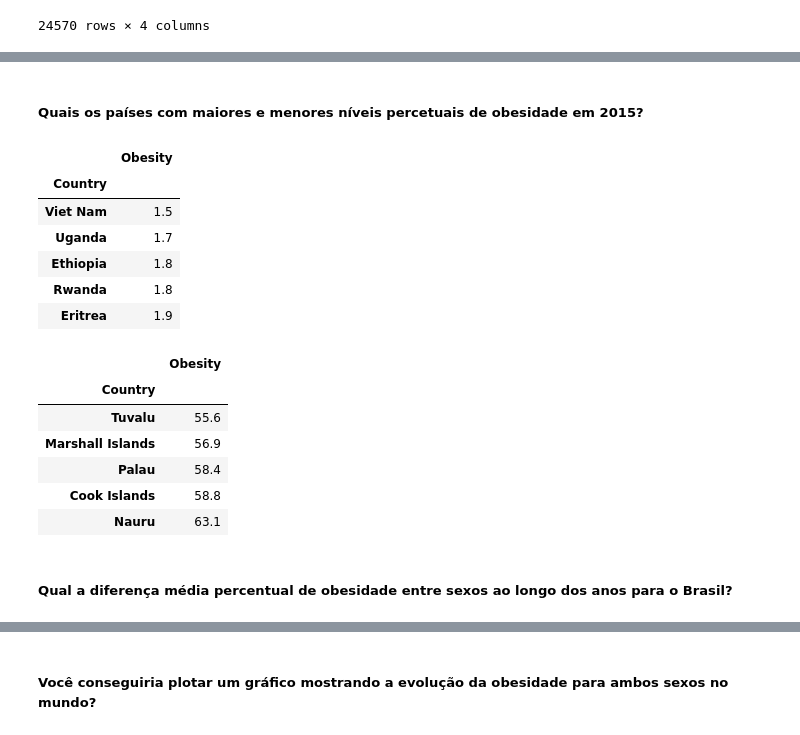
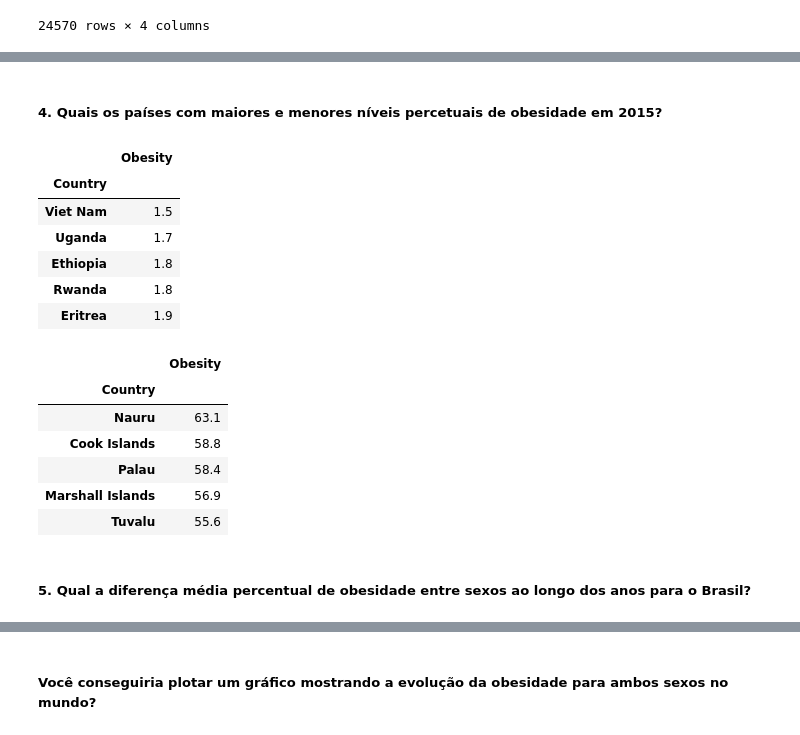
Before and after one commit to BLuiz/a-iiot_dash-course, a Jupyter notebook: Asimov/02_Analisando Dados com Pandas & SQL/Exe/05_Análise de dados de obesidade/analise_obesidade_&_pib_per_capita.ipynb, the cells around one changed output, grey strips where cells are left out. Cells and saved outputs as stored; diff of their text form; code cells hidden in the pictures.

```diff
--- a/Asimov/02_Analisando Dados com Pandas & SQL/Exe/05_Análise de dados de obesidade/analise_obesidade_&_pib_per_capita.ipynb
+++ b/Asimov/02_Analisando Dados com Pandas & SQL/Exe/05_Análise de dados de obesidade/analise_obesidade_&_pib_per_capita.ipynb
@@ -11,12 +11,11 @@ Tais conjuntos de dados são públicos foram publicados no Kaggle. Mais instruç
 # %%
 from IPython.display import display
 import pandas as pd
-import numpy as np
-import sqlite3 as sql
+import matplotlib as mp
 
 aux = pd.DataFrame()
 
-def get_compact_df(path, dropcols=[], clearna=['any', 'all']):
+def get_compact_df(path, dropcols=[], clearna=['any', 'all'], decimal='.'):
     """ Função para importar um DataFrame de um arquivo csv, permite tratamento das DFs
     :param path:        Caminho do qual se deve importar
     :param dropcols:    Lista de colunas a remover, caso não sejam úteis
@@ -26,7 +25,7 @@ def get_compact_df(path, dropcols=[], clearna=['any', 'all']):
 
     try:
         """ ## Importando .csv """
-        df = pd.read_csv(path, index_col=0)
+        df = pd.read_csv(path, index_col=0, decimal=decimal)
         """ ## Excluindo colunas indesejadas """
         df.drop(dropcols, axis=1, inplace=True)
         """ ##  Limpando linhas/colunas com dados inexistentes """
@@ -67,5 +66,9 @@ obesity_df['Obesity'] = obesity_df['Obesity (%)'].apply(lambda x: x.split()[0])
 obesity_df['Obesity'] = pd.to_numeric(obesity_df['Obesity'], errors='coerce')
 obesity_df.dropna(how='any', inplace=True)
 
+""" ## Transformando em DF temporal """
+if 'Year' in obesity_df.columns:
+    obesity_df = obesity_df.set_index('Year')
+
 display(obesity_df)
 # %% [output]
@@ -87,5 +91,7 @@ display(obesity_df)
 # %%
-obesity_2015_df = obesity_df[obesity_df['Year'] == 2015]
-# display(obesity_2015_df)
-obesity_2015_df['Obesity'].mean()
+obesity_df_2015 = obesity_df[obesity_df.index == 2015]
+
+aux = obesity_df_2015.groupby('Sex')[['Obesity']].mean()
+
+display(aux)
 # %% [output]
@@ -123,26 +132,26 @@ See the caveats in the documentation: https://pandas.pydata.org/pandas-docs/stab
 # %% [markdown]
-##### Quais os países com maiores e menores níveis percetuais de obesidade em 2015?
+##### 4. Quais os países com maiores e menores níveis percetuais de obesidade em 2015?
 # %%
-min_obe_rate = obesity_2015_df.groupby('Country')[['Obesity']].min().sort_values('Obesity')
-max_obe_rate = obesity_2015_df.groupby('Country')[['Obesity']].max().sort_values('Obesity')
+min_obe_rate = obesity_df_2015.groupby('Country')[['Obesity']].min().sort_values('Obesity')
+max_obe_rate = obesity_df_2015.groupby('Country')[['Obesity']].max().sort_values('Obesity', ascending=False)
 
 display(min_obe_rate.head())
-display(max_obe_rate.tail())
+display(max_obe_rate.head())
 # %% [output]
 |  | Obesity |
 | Country |  |
 | Viet Nam | 1.5 |
 | Uganda | 1.7 |
 | Ethiopia | 1.8 |
 | Rwanda | 1.8 |
 | Eritrea | 1.9 |
 |  | Obesity |
 | Country |  |
+| Nauru | 63.1 |
+| Cook Islands | 58.8 |
+| Palau | 58.4 |
+| Marshall Islands | 56.9 |
 | Tuvalu | 55.6 |
-| Marshall Islands | 56.9 |
-| Palau | 58.4 |
-| Cook Islands | 58.8 |
-| Nauru | 63.1 |
 # %% [markdown]
-##### Qual a diferença média percentual de obesidade entre sexos ao longo dos anos para o Brasil?
+##### 5. Qual a diferença média percentual de obesidade entre sexos ao longo dos anos para o Brasil?
 # %%
```
Also changed, not shown: parts of 13 cells of this notebook, 2 other files.
